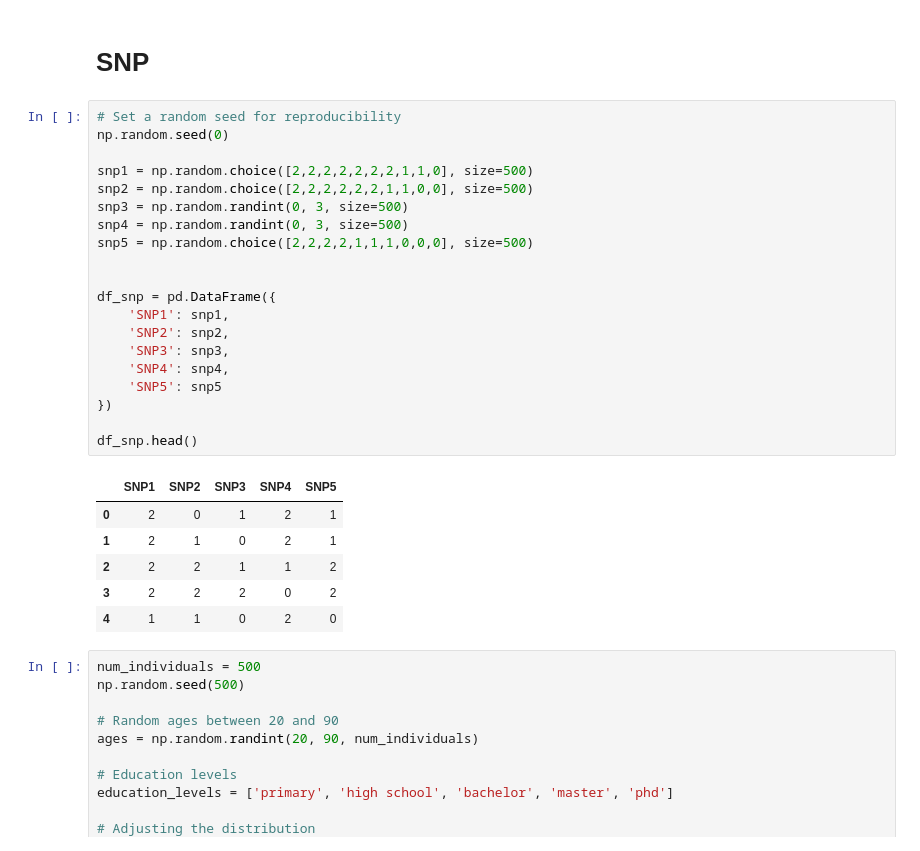
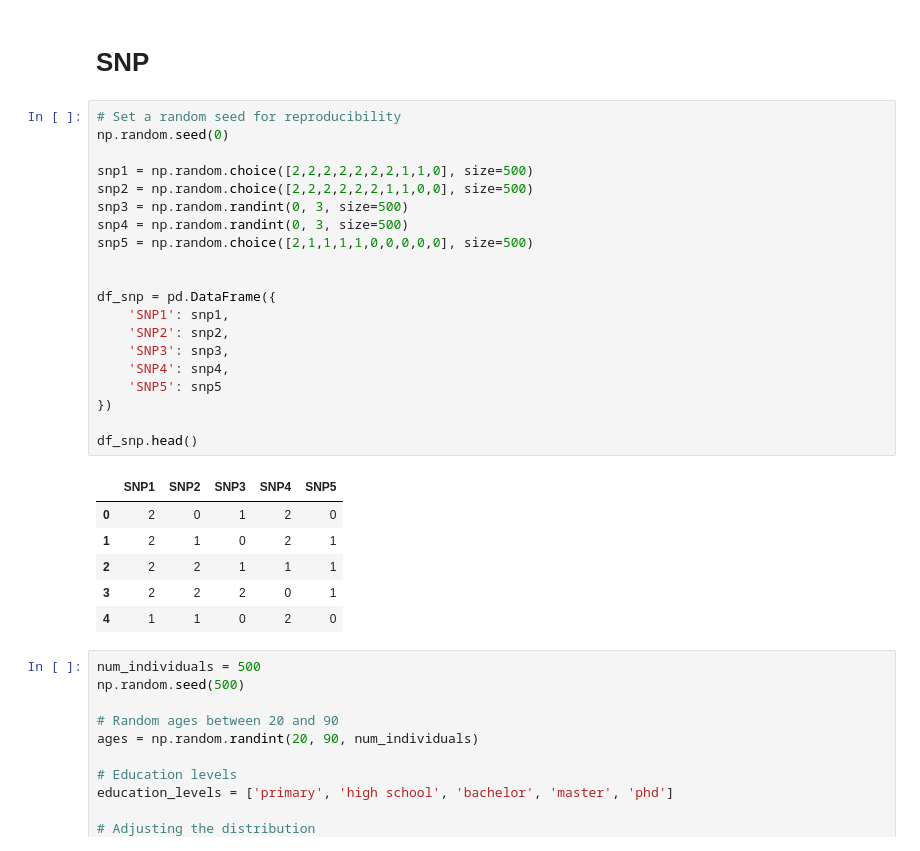
Before and after one commit to lws2022/Data_Simulation, a Jupyter notebook: Final for code.ipynb, the cells around one changed output. Cells and saved outputs as stored; diff of their text form.

```diff
--- a/Laura.ipynb
+++ b/Final for code.ipynb
@@ -177,29 +177,29 @@ individuals_df.head(10)
 # %%
 # Set a random seed for reproducibility
 np.random.seed(0)
 
 snp1 = np.random.choice([2,2,2,2,2,2,2,1,1,0], size=500)
 snp2 = np.random.choice([2,2,2,2,2,2,1,1,0,0], size=500)
 snp3 = np.random.randint(0, 3, size=500)
 snp4 = np.random.randint(0, 3, size=500)
-snp5 = np.random.choice([2,2,2,2,1,1,1,0,0,0], size=500)
+snp5 = np.random.choice([2,1,1,1,1,0,0,0,0,0], size=500)
 
 
 df_snp = pd.DataFrame({
     'SNP1': snp1,
     'SNP2': snp2,
     'SNP3': snp3,
     'SNP4': snp4,
     'SNP5': snp5
 })
 
 df_snp.head()
 # %% [output]
 |  | SNP1 | SNP2 | SNP3 | SNP4 | SNP5 |
-| 0 | 2 | 0 | 1 | 2 | 1 |
+| 0 | 2 | 0 | 1 | 2 | 0 |
 | 1 | 2 | 1 | 0 | 2 | 1 |
-| 2 | 2 | 2 | 1 | 1 | 2 |
-| 3 | 2 | 2 | 2 | 0 | 2 |
+| 2 | 2 | 2 | 1 | 1 | 1 |
+| 3 | 2 | 2 | 2 | 0 | 1 |
 | 4 | 1 | 1 | 0 | 2 | 0 |
 # %%
 num_individuals = 500
```
Also changed, not shown: parts of 10 cells of this notebook, 1 other file.
